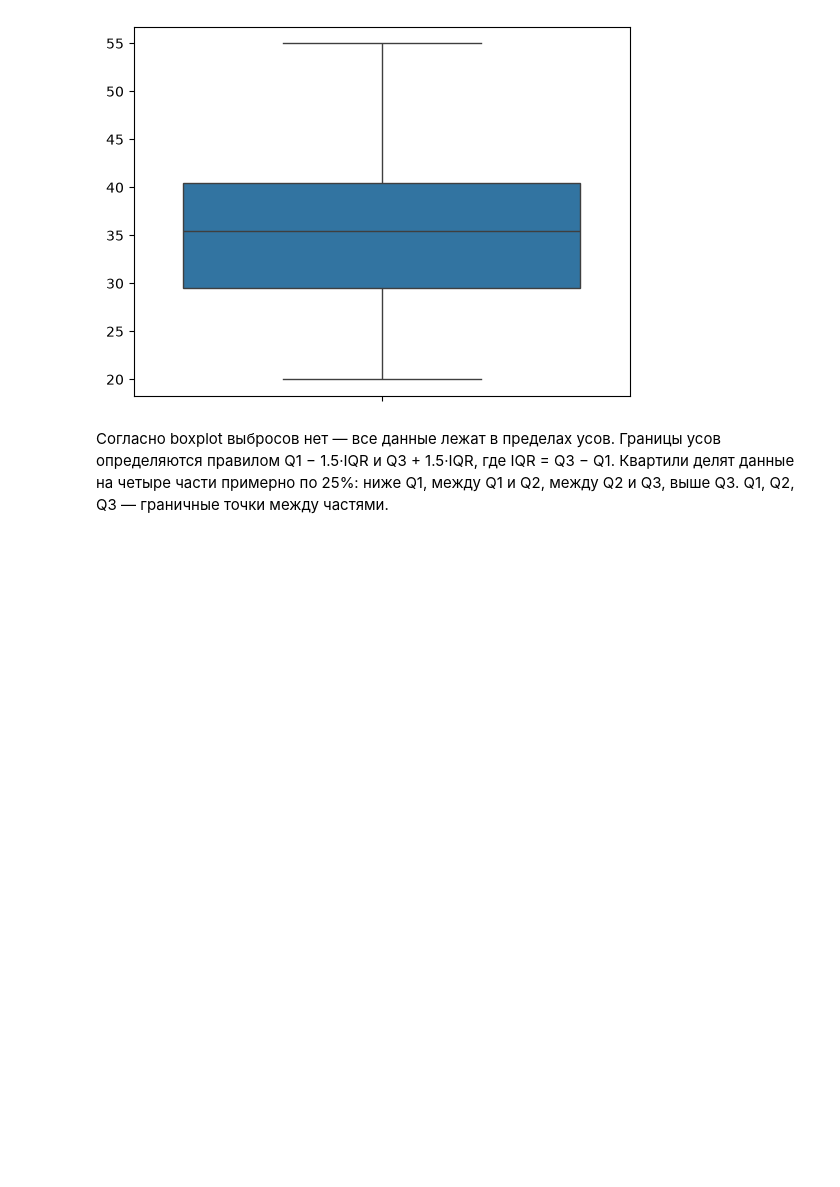
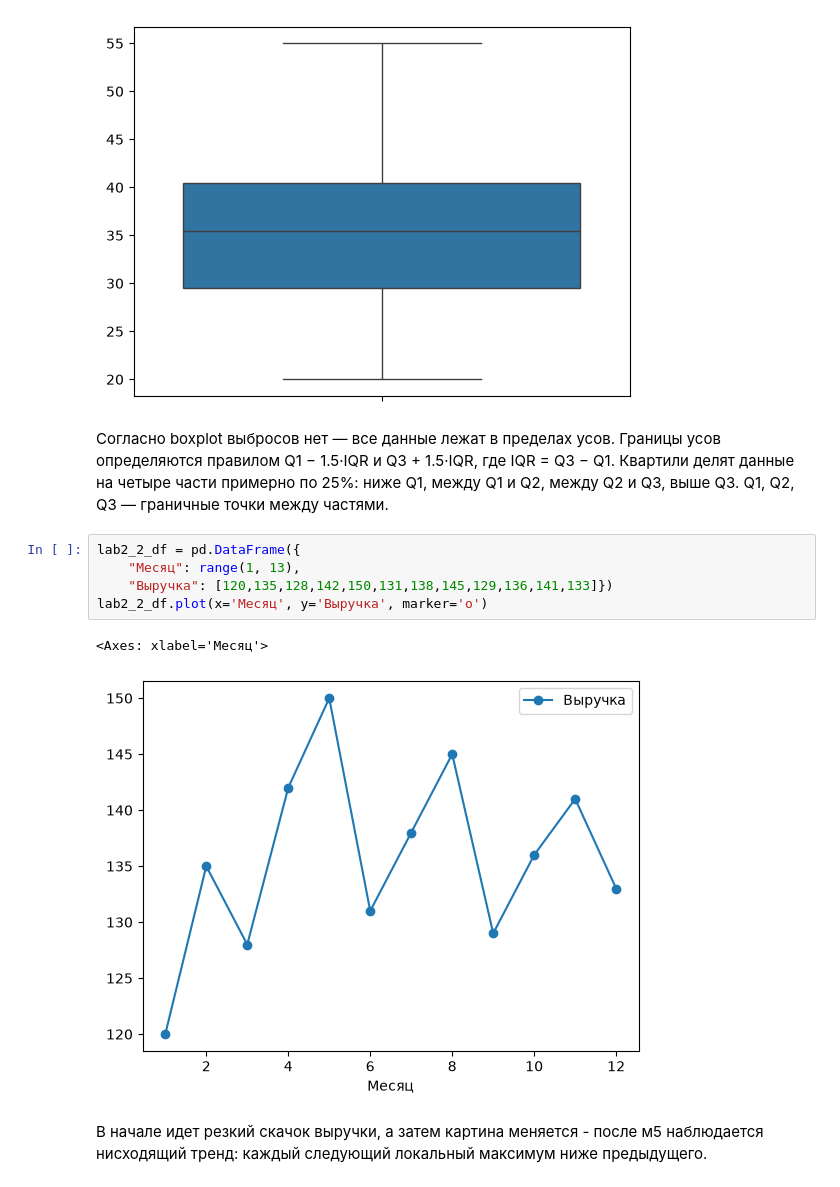
Before and after one commit to Podckast/statistical_methods_labs, a Jupyter notebook: main.ipynb, the cells around one changed output. Drawn from its saved outputs; the diff is of its cells as text; blank space fills up the shorter version.

Commit message:
line plot

```diff
--- a/main.ipynb
+++ b/main.ipynb
@@ -79,3 +82,13 @@ sns.boxplot(df)
 [figure]
 # %% [markdown]
 Согласно boxplot выбросов нет — все данные лежат в пределах усов. Границы усов определяются правилом Q1 − 1.5·IQR и Q3 + 1.5·IQR, где IQR = Q3 − Q1. Квартили делят данные на четыре части примерно по 25%: ниже Q1, между Q1 и Q2, между Q2 и Q3, выше Q3. Q1, Q2, Q3 — граничные точки между частями.
+# %%
+lab2_2_df = pd.DataFrame({
+    "Месяц": range(1, 13),
+    "Выручка": [120,135,128,142,150,131,138,145,129,136,141,133]})
+lab2_2_df.plot(x='Месяц', y='Выручка', marker='o')
+# %% [output]
+<Axes: xlabel='Месяц'>
+[figure, added]
+# %% [markdown]
+В начале идет резкий скачок выручки, а затем картина меняется - после м5 наблюдается нисходящий тренд: каждый следующий локальный максимум ниже предыдущего.
```
Also changed, not shown: parts of 4 cells of this notebook.
